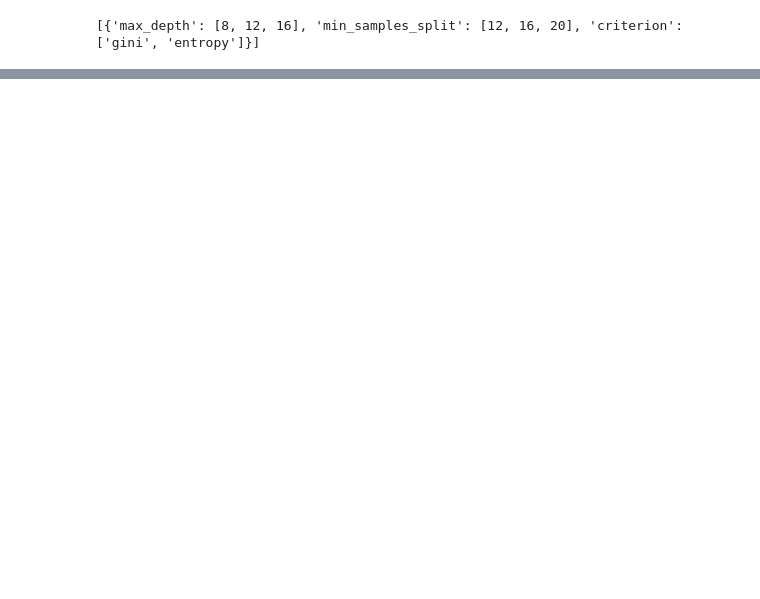
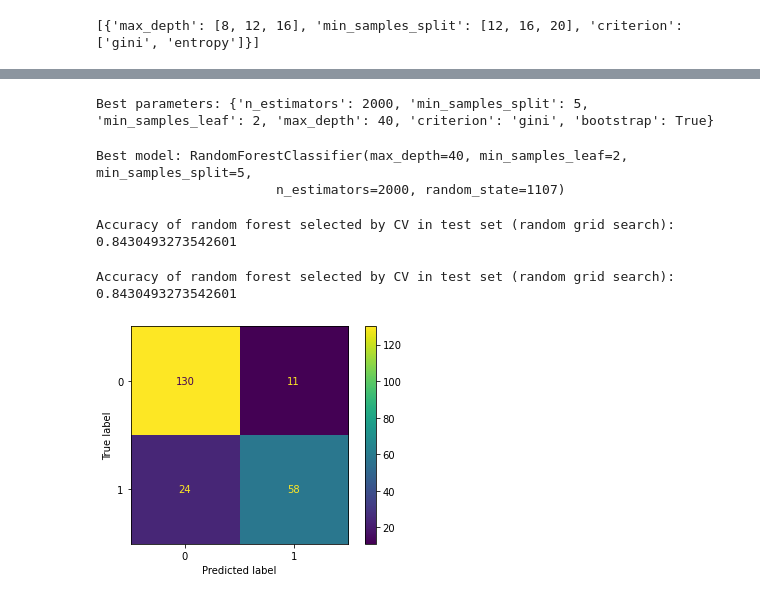
Before and after one commit to marfurt1/Random-Forest-Project_ana, a Jupyter notebook: src/explore.ipynb, the cells around one changed output, grey strips where cells are left out. Cells and saved outputs as stored; diff of their text form; code cells hidden in the pictures; blank space fills up the shorter version.

```diff
--- a/src/explore.ipynb
+++ b/src/explore.ipynb
@@ -230,0 +348,7 @@ weighted avg       0.84      0.84      0.84       223
+# %%
+rfc3=RandomForestClassifier(random_state=1107)
+
+grid_random=RandomizedSearchCV(estimator=rfc3,n_iter=100,cv=5,random_state=1107,param_distributions=random_grid)
+# n_iter: number of parameter settings that are sampled
+# %%
+grid_random.fit(X_train,y_train)
@@ -230,0 +369,34 @@ weighted avg       0.84      0.84      0.84       223
+# %%
+print('Best parameters:', grid_random.best_params_)
+# %% [output]
+Best parameters: {'n_estimators': 2000, 'min_samples_split': 5, 'min_samples_leaf': 2, 'max_depth': 40, 'criterion': 'gini', 'bootstrap': True}
+# %%
+print('Best model:', grid_random.best_estimator_)
+# %% [output]
+Best model: RandomForestClassifier(max_depth=40, min_samples_leaf=2, min_samples_split=5,
+                       n_estimators=2000, random_state=1107)
+# %%
+# Save best model
+model_cv_2 = grid_random.best_estimator_
+# %%
+# Accuracy in test data - option 1
+y_pred_cv_2 = model_cv_2.predict(X_test)
+
+print('Accuracy of random forest selected by CV in test set (random grid search):',np.mean(y_test==y_pred_cv_2))
+# %% [output]
+Accuracy of random forest selected by CV in test set (random grid search): 0.8430493273542601
+# %%
+# Accuracy in test data - option 2
+
+print('Accuracy of random forest selected by CV in test set (random grid search):',grid_random.score(X_test, y_test))
+# %% [output]
+Accuracy of random forest selected by CV in test set (random grid search): 0.8430493273542601
+# %%
+cm = confusion_matrix(y_test, y_pred_cv_2, labels=grid_random.classes_)
+disp = ConfusionMatrixDisplay(confusion_matrix=cm,
+display_labels=grid_random.classes_)
+disp.plot()
+
+plt.show()
+# %% [output]
+[figure, added]
```
Also changed, not shown: parts of 50 cells of this notebook, 4 other files.
